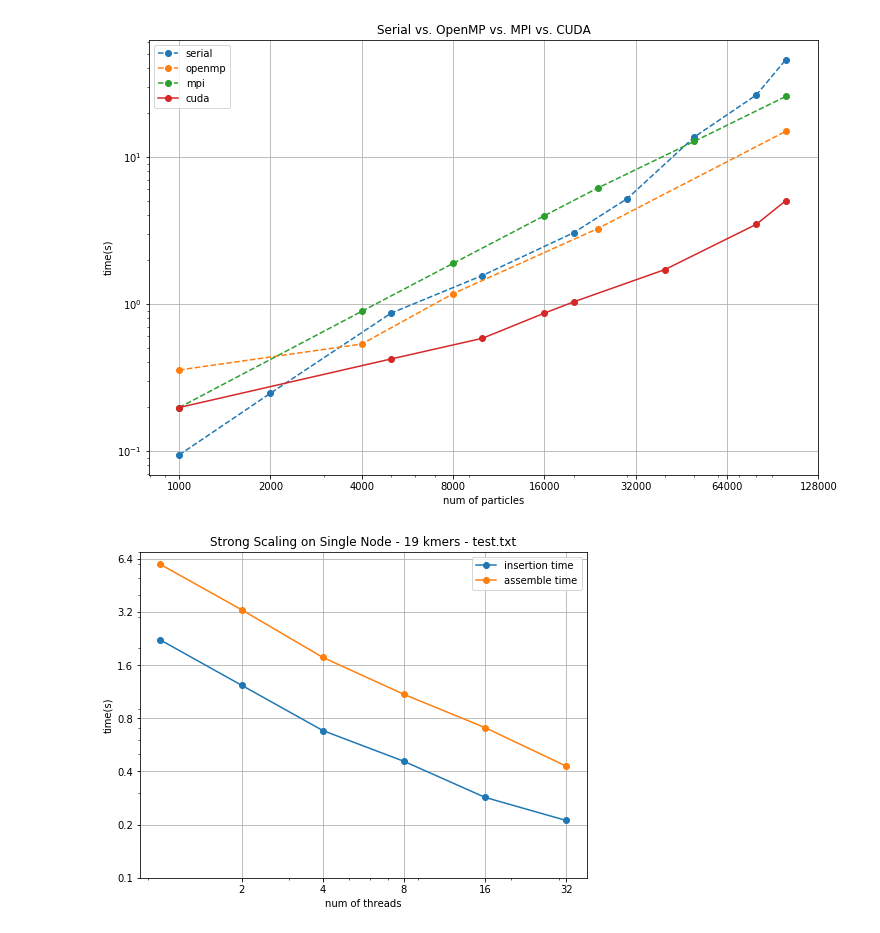
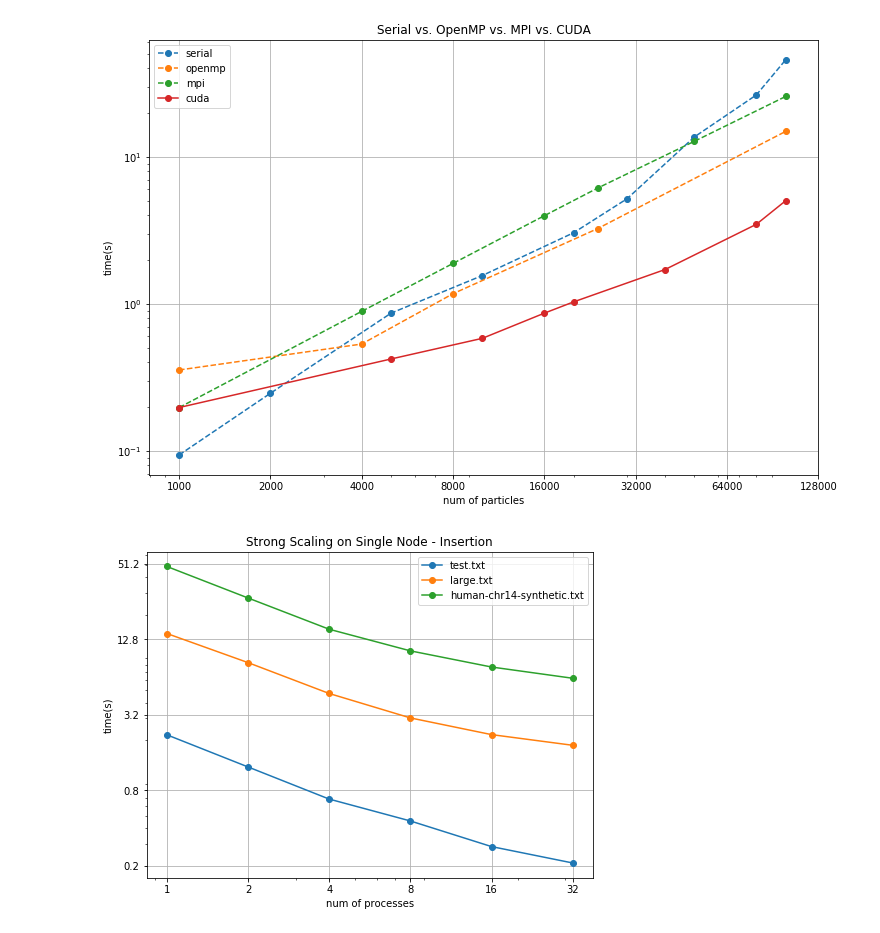
Before and after one commit to yunerzxy/parallel_computing, a Jupyter notebook: plots.ipynb, the cells around one changed output. Cells and saved outputs as stored; diff of their text form; code cells hidden in the pictures.

```diff
--- a/plots.ipynb
+++ b/plots.ipynb
@@ -295,29 +295,30 @@ plt.show()
 # %%
 import matplotlib.pyplot as plt
 import numpy as np
 
 f = plt.figure(figsize=(8, 6))
-n_proc = [1, 2, 4, 8, 16, 32]
+
+n_proc = np.array([1, 2, 4, 8, 16, 32])
+
 t_insert_test = np.array([2.214, 1.228, 0.681, 0.456, 0.285, 0.211])
 t_insert_large = np.array([14.194, 8.323, 4.723, 3.018, 2.222, 1.827])
-t_insert_human = np.array([])
+t_insert_human = np.array([48.537, 27.23, 15.344, 10.324, 7.677, 6.246])
 
-t_assemble_test = [5.928, 3.284, 1.766, 1.091, 0.707, 0.428]
-t_assemble_large = np.array([38.4, 21.469, 11.615, 6.844, 4.530, 3.117])
+plt.loglog(n_proc, t_insert_test, 'o-')
+plt.loglog(n_proc, t_insert_large, 'o-')
+plt.loglog(n_proc, t_insert_human, 'o-')
 
-plt.loglog(n_proc, t_insert, 'o-')
-plt.loglog(n_proc, t_assemble, 'o-')
-
-plt.title('Strong Scaling on Single Node - 19 kmers - test.txt')
-plt.xlabel('num of threads')
+plt.title('Strong Scaling on Single Node - Insertion')
+plt.xlabel('num of processes')
 plt.ylabel('time(s)')
-xticks = [2,4,8,16,32]
+xticks = [1,2,4,8,16,32]
 plt.xticks(xticks, xticks)
-yticks = [0.1,0.2, 0.4, 0.8, 1.6, 3.2, 6.4]
+yticks = [0.2, 0.8, 3.2, 12.8, 51.2]
 plt.yticks(yticks, yticks)
-plt.legend(['insertion time',
-            'assemble time'])
+plt.legend(['test.txt',
+            'large.txt',
+            'human-chr14-synthetic.txt'])
 plt.grid(True)
 plt.show()
 # %% [output]
-[figure, old version]
+[figure, new version]
```
Also changed, not shown: parts of 7 cells of this notebook, 1 other file.
